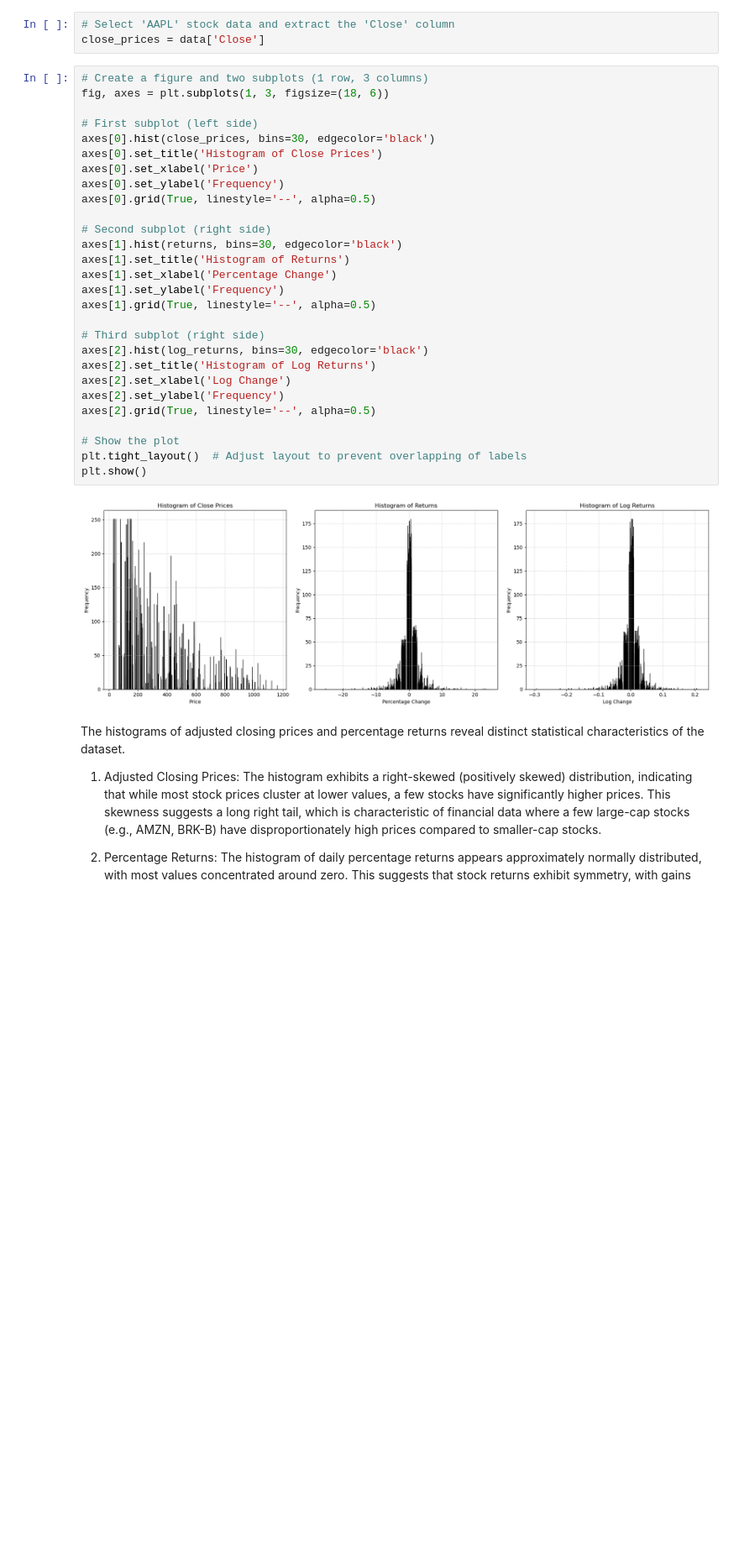
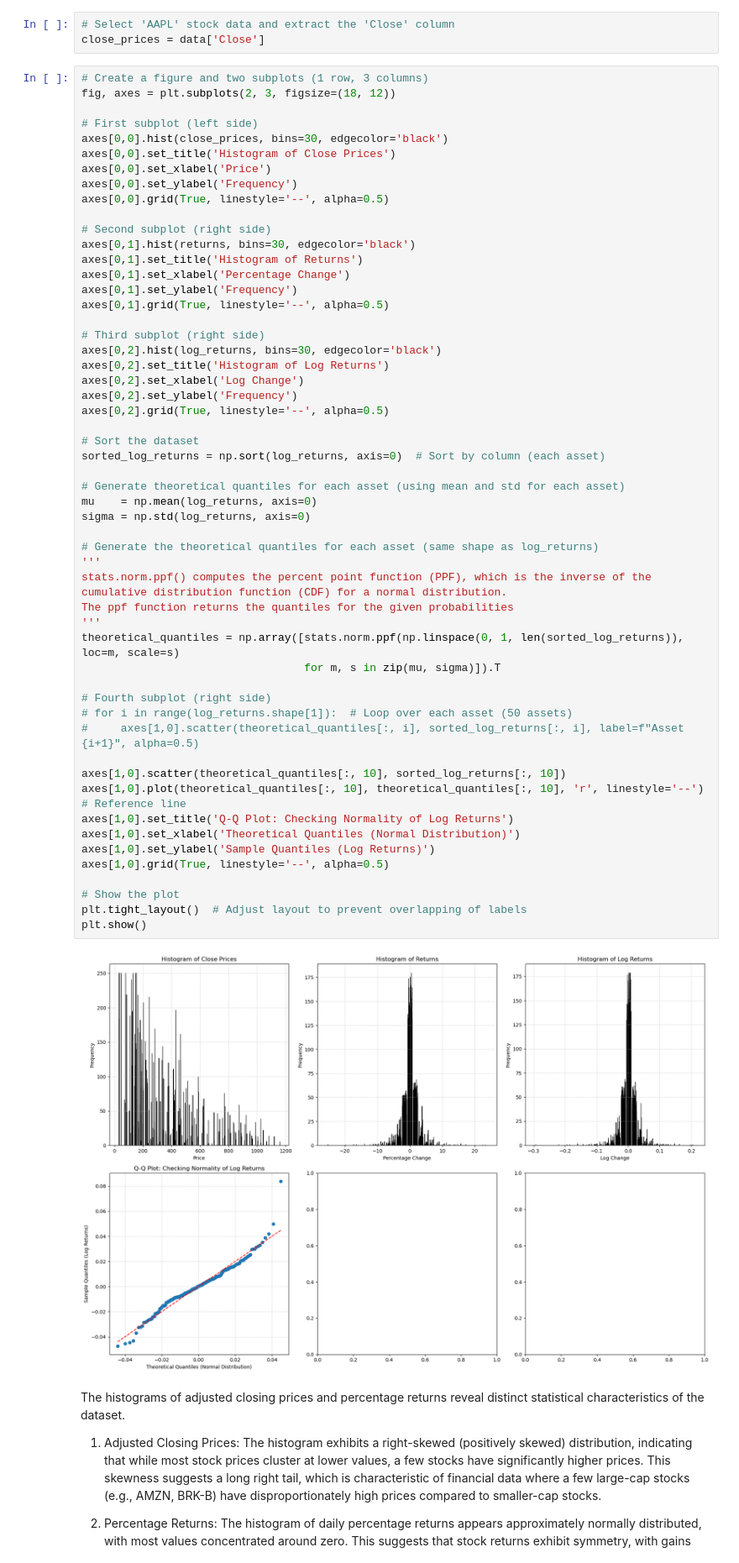
Before and after one commit to Lennykiruthu/foundation-ds-projects, a Jupyter notebook: monte_carlo_notebook.ipynb, the cells around one changed output. Shown at 84% size. Saved outputs shown, nothing was run; the diff lists cells and outputs as text; blank space fills up the shorter version.

Commit message:
Testing Data Distribution 001

```diff
--- a/monte_carlo_notebook.ipynb
+++ b/monte_carlo_notebook.ipynb
@@ -129,34 +129,60 @@ Date
 close_prices = data['Close']
 # %%
 # Create a figure and two subplots (1 row, 3 columns)
-fig, axes = plt.subplots(1, 3, figsize=(18, 6))
+fig, axes = plt.subplots(2, 3, figsize=(18, 12))
 
 # First subplot (left side)
-axes[0].hist(close_prices, bins=30, edgecolor='black')
-axes[0].set_title('Histogram of Close Prices')
-axes[0].set_xlabel('Price')
-axes[0].set_ylabel('Frequency')
-axes[0].grid(True, linestyle='--', alpha=0.5)
+axes[0,0].hist(close_prices, bins=30, edgecolor='black')
+axes[0,0].set_title('Histogram of Close Prices')
+axes[0,0].set_xlabel('Price')
+axes[0,0].set_ylabel('Frequency')
+axes[0,0].grid(True, linestyle='--', alpha=0.5)
 
 # Second subplot (right side)
-axes[1].hist(returns, bins=30, edgecolor='black')
-axes[1].set_title('Histogram of Returns')
-axes[1].set_xlabel('Percentage Change')
-axes[1].set_ylabel('Frequency')
-axes[1].grid(True, linestyle='--', alpha=0.5)
+axes[0,1].hist(returns, bins=30, edgecolor='black')
+axes[0,1].set_title('Histogram of Returns')
+axes[0,1].set_xlabel('Percentage Change')
+axes[0,1].set_ylabel('Frequency')
+axes[0,1].grid(True, linestyle='--', alpha=0.5)
 
 # Third subplot (right side)
-axes[2].hist(log_returns, bins=30, edgecolor='black')
-axes[2].set_title('Histogram of Log Returns')
-axes[2].set_xlabel('Log Change')
-axes[2].set_ylabel('Frequency')
-axes[2].grid(True, linestyle='--', alpha=0.5)
+axes[0,2].hist(log_returns, bins=30, edgecolor='black')
+axes[0,2].set_title('Histogram of Log Returns')
+axes[0,2].set_xlabel('Log Change')
+axes[0,2].set_ylabel('Frequency')
+axes[0,2].grid(True, linestyle='--', alpha=0.5)
+
+# Sort the dataset
+sorted_log_returns = np.sort(log_returns, axis=0)  # Sort by column (each asset)
+
+# Generate theoretical quantiles for each asset (using mean and std for each asset)
+mu    = np.mean(log_returns, axis=0)
+sigma = np.std(log_returns, axis=0)
+
+# Generate the theoretical quantiles for each asset (same shape as log_returns)
+'''
+stats.norm.ppf() computes the percent point function (PPF), which is the inverse of the cumulative distribution function (CDF) for a normal distribution.
+The ppf function returns the quantiles for the given probabilities
+'''
+theoretical_quantiles = np.array([stats.norm.ppf(np.linspace(0, 1, len(sorted_log_returns)), loc=m, scale=s)
+                                  for m, s in zip(mu, sigma)]).T
+
+# Fourth subplot (right side)
+# for i in range(log_returns.shape[1]):  # Loop over each asset (50 assets)
+#     axes[1,0].scatter(theoretical_quantiles[:, i], sorted_log_returns[:, i], label=f"Asset {i+1}", alpha=0.5)
+
+axes[1,0].scatter(theoretical_quantiles[:, 10], sorted_log_returns[:, 10])
+axes[1,0].plot(theoretical_quantiles[:, 10], theoretical_quantiles[:, 10], 'r', linestyle='--')  # Reference line
+axes[1,0].set_title('Q-Q Plot: Checking Normality of Log Returns')
+axes[1,0].set_xlabel('Theoretical Quantiles (Normal Distribution)')
+axes[1,0].set_ylabel('Sample Quantiles (Log Returns)')
+axes[1,0].grid(True, linestyle='--', alpha=0.5)
 
 # Show the plot
 plt.tight_layout()  # Adjust layout to prevent overlapping of labels
 plt.show()
 # %% [output]
-[figure, old version]
+[figure, new version]
 # %% [markdown]
 The histograms of adjusted closing prices and percentage returns reveal distinct statistical characteristics of the dataset.
 
```
Also changed, not shown: parts of 21 cells of this notebook.
